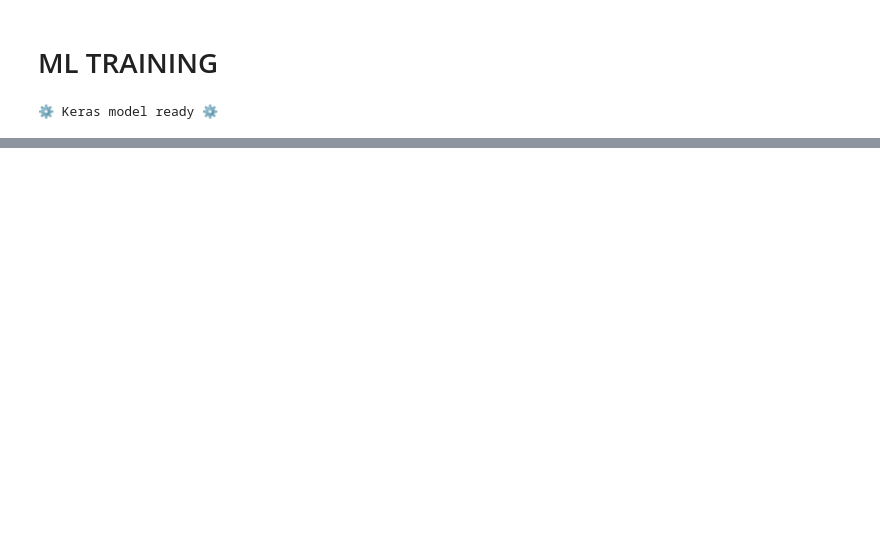
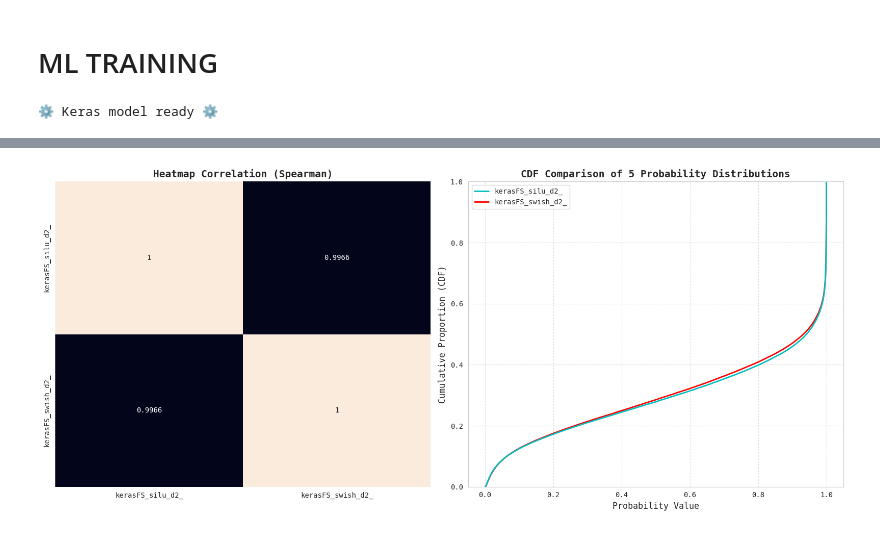
Before and after one commit to coded-sly/ps6e8-Phone-Addiction, a Jupyter notebook: ps6e8-kerasfs-phone-addict.ipynb, the cells around one changed output, grey strips where cells are left out. Cells and saved outputs as stored; diff of their text form; code cells hidden in the pictures; blank space fills up the shorter version.

```diff
--- a/ps6e8-kerasfs-phone-addict.ipynb
+++ b/ps6e8-kerasfs-phone-addict.ipynb
@@ -2270,0 +1739,20 @@ Saved file 'submit_kerasFS_relu[512, 256, 64]_957494.csv'
+# %%
+## -- Save test predictions/submissions --
+model_results = {}
+
+for i, (k, v) in enumerate(all_predictions.items()):
+    for j, (x, y) in enumerate(v.items()):
+        if x == "test_preds":
+            ## -- Base submission file --
+            n = f"{k}_{str(all_scores[k]).split('.')[1]}"
+            np.save(f"test_{n}.npy", y)
+
+            submit[TARGET] = y
+            submit.to_csv(f"submit_{n}.csv", index=False)
+            print(f"{CFG['YELLOW']}{n}{CFG['RESET']} saved! {y.shape}")
+
+            model_results[n[:-6]] = y
+
+print()
+model_results = pd.DataFrame(model_results)
+model_results
@@ -2270,0 +1775,17 @@ Saved file 'submit_kerasFS_relu[512, 256, 64]_957494.csv'
+# %%
+if len(model_results.columns) > 1:
+    # display(model_results.corr("spearman"))
+    fig, (ax1, ax2) = plt.subplots(1, 2, figsize=(16, 7))
+    sns.heatmap(model_results.corr("spearman"), annot=True, fmt=".4g", cbar=False, ax=ax1)
+    ax1.set_title('Heatmap Correlation (Spearman)', fontsize=14, fontweight='bold')
+
+    sns.ecdfplot(data=model_results, linewidth=2, ax=ax2)
+    ax2.set_title('CDF Comparison of 5 Probability Distributions', fontsize=14, fontweight='bold')
+    ax2.set_xlabel('Probability Value', fontsize=12)
+    ax2.set_ylabel('Cumulative Proportion (CDF)', fontsize=12)
+    ax2.grid(True, linestyle='--', alpha=0.6)
+
+    plt.tight_layout()
+    plt.show()
+# %% [output]
+[figure, added]
```
Also changed, not shown: parts of 33 cells of this notebook.
